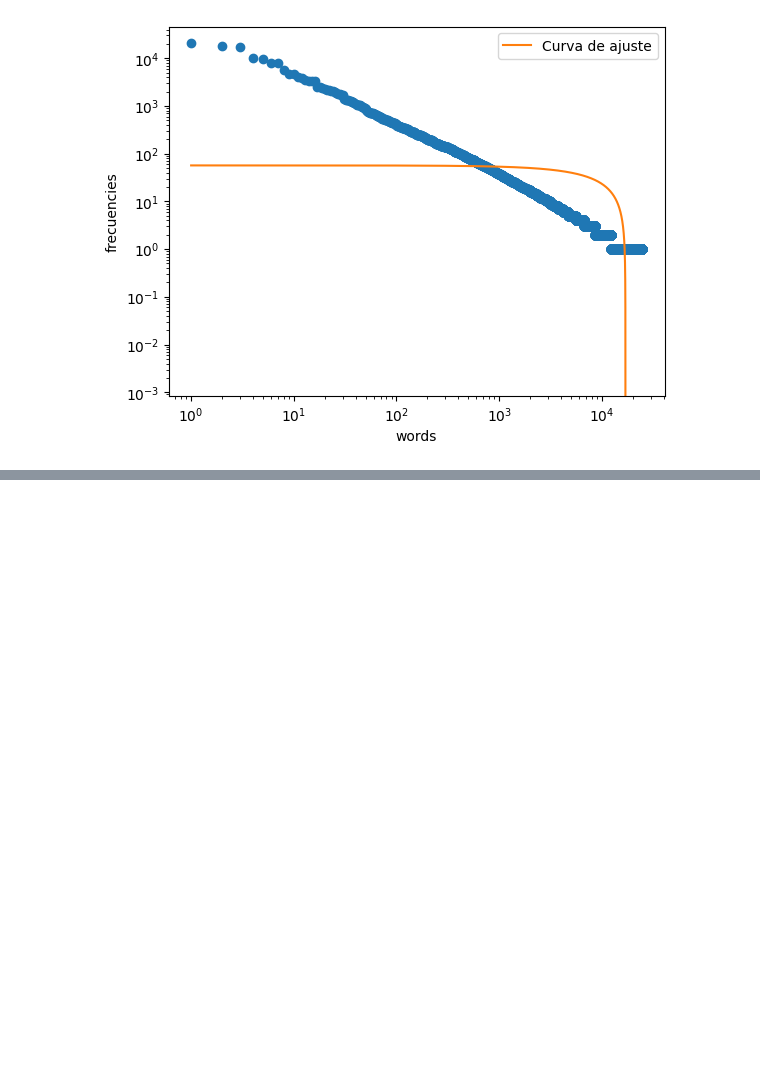
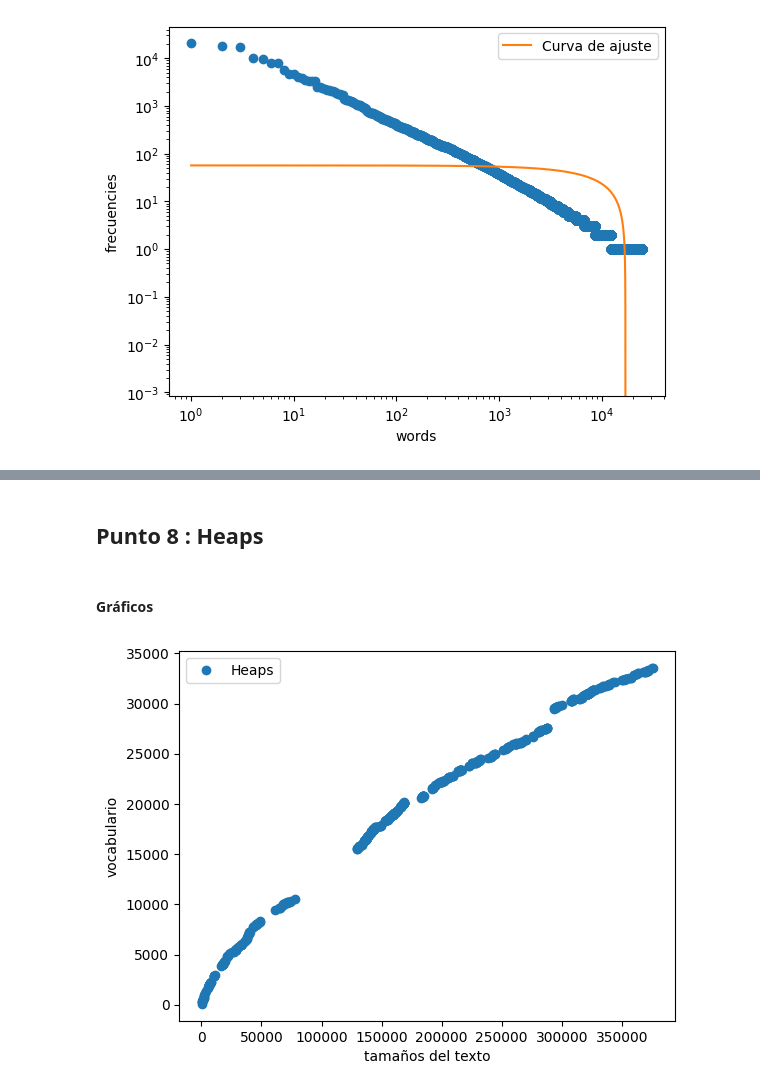
Before and after one commit to AngelGallozo/Information_Retrieval, a Jupyter notebook: TP1/notebooks/Propiedades_del_Texto.ipynb, the cells around one changed output, grey strips where cells are left out. Saved outputs shown, nothing was run; the diff lists cells and outputs as text; code cells hidden in the pictures; blank space fills up the shorter version.

Commit message:
Finalizacion Punto 8

```diff
--- a/TP1/notebooks/Propiedades_del_Texto.ipynb
+++ b/TP1/notebooks/Propiedades_del_Texto.ipynb
@@ -110,0 +113,22 @@ Proporcion: 0.016%
+# %% [markdown]
+## Punto 8 : Heaps
+# %%
+
+docs_sizes = []
+vocabularios = []
+
+with open("punto_8_heaps.txt",'r',encoding='utf-8') as f:
+    for line in f:
+        term_tol, term_uniq = line.split()
+        docs_sizes.append(int(term_tol))
+        vocabularios.append(int(term_uniq))
+# %% [markdown]
+#### Gráficos
+# %%
+plt.plot(docs_sizes,vocabularios, 'o',label="Heaps")
+plt.ylabel("vocabulario")
+plt.xlabel("tamaños del texto")
+plt.legend()
+plt.show()
+# %% [output]
+[figure, added]
```
Also changed, not shown: parts of 4 cells of this notebook, 1 other file.
